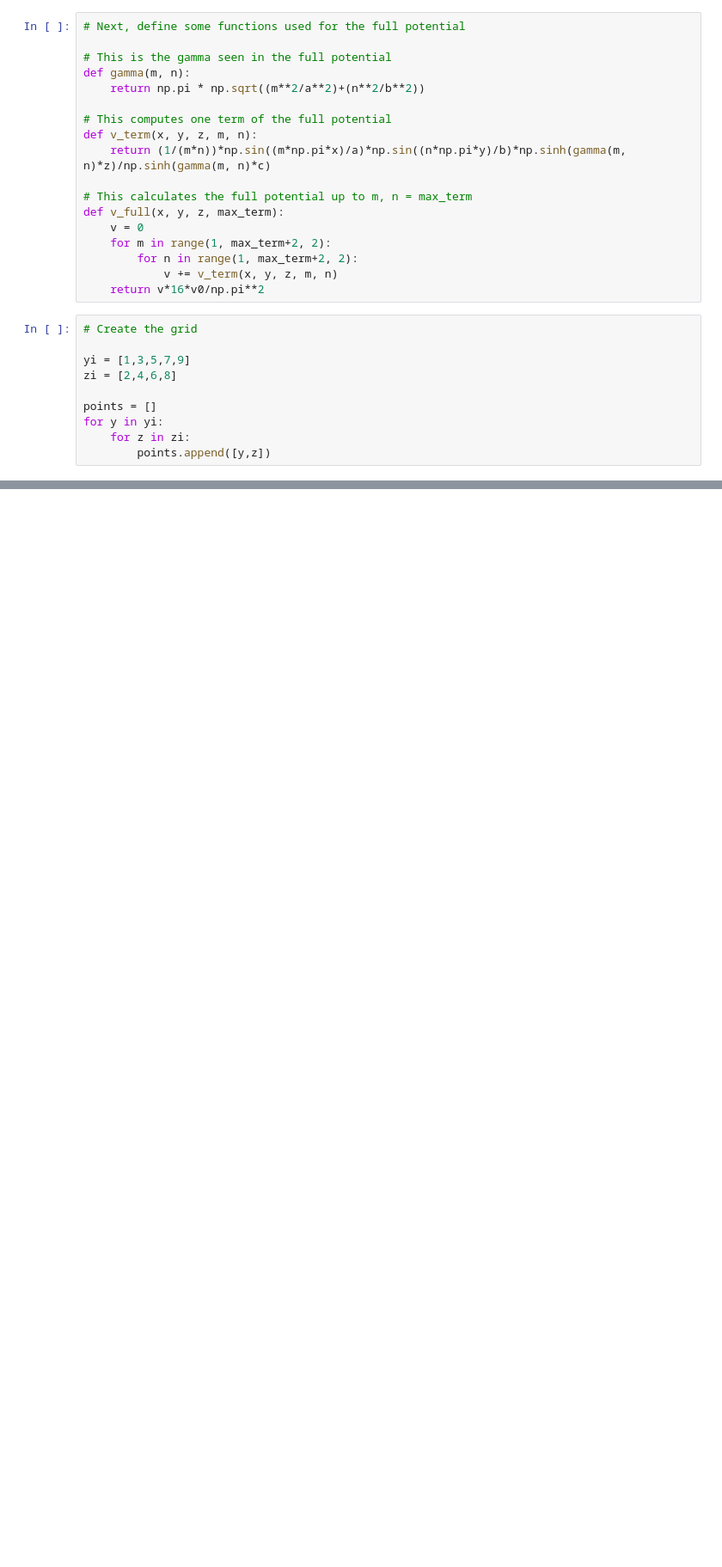
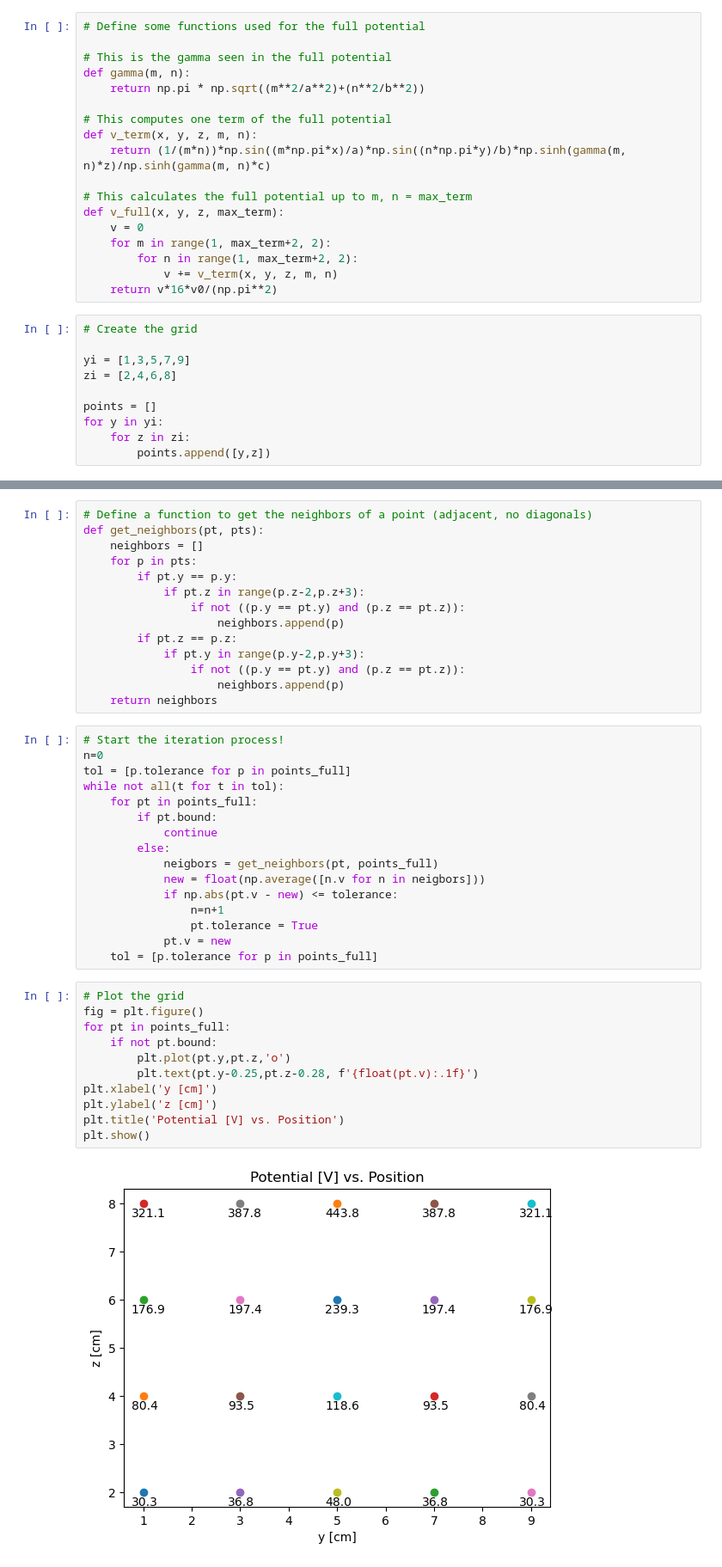
Before and after one commit to jakeb245/phys304, a Jupyter notebook: ComputationAssignment.ipynb, the cells around one changed output, grey strips where cells are left out. Shown: that part at 86% size. Saved outputs shown, nothing was run; the diff lists cells and outputs as text; blank space fills up the shorter version.

```diff
--- a/ComputationAssignment.ipynb
+++ b/ComputationAssignment.ipynb
@@ -36,7 +36,7 @@ v0 = 1000
 
 tolerance = 1e-6
 # %%
-# Next, define some functions used for the full potential
+# Define some functions used for the full potential
 
 # This is the gamma seen in the full potential
 def gamma(m, n):
@@ -52,7 +52,7 @@ def v_full(x, y, z, max_term):
     for m in range(1, max_term+2, 2):
         for n in range(1, max_term+2, 2):
             v += v_term(x, y, z, m, n)
-    return v*16*v0/np.pi**2
+    return v*16*v0/(np.pi**2)
 # %%
 # Create the grid
 
@@ -95,0 +155,43 @@ plt.show()
+# %%
+# Define a function to get the neighbors of a point (adjacent, no diagonals)
+def get_neighbors(pt, pts):
+    neighbors = []
+    for p in pts:
+        if pt.y == p.y:
+            if pt.z in range(p.z-2,p.z+3):
+                if not ((p.y == pt.y) and (p.z == pt.z)):
+                    neighbors.append(p)
+        if pt.z == p.z:
+            if pt.y in range(p.y-2,p.y+3):
+                if not ((p.y == pt.y) and (p.z == pt.z)):
+                    neighbors.append(p)
+    return neighbors
+# %%
+# Start the iteration process!
+n=0
+tol = [p.tolerance for p in points_full]
+while not all(t for t in tol):
+    for pt in points_full:
+        if pt.bound:
+            continue
+        else:
+            neigbors = get_neighbors(pt, points_full)
+            new = float(np.average([n.v for n in neigbors]))
+            if np.abs(pt.v - new) <= tolerance:
+                n=n+1
+                pt.tolerance = True
+            pt.v = new
+    tol = [p.tolerance for p in points_full]
+# %%
+# Plot the grid
+fig = plt.figure()
+for pt in points_full:
+    if not pt.bound:
+        plt.plot(pt.y,pt.z,'o')
+        plt.text(pt.y-0.25,pt.z-0.28, f'{float(pt.v):.1f}')
+plt.xlabel('y [cm]')
+plt.ylabel('z [cm]')
+plt.title('Potential [V] vs. Position')
+plt.show()
+# %% [output]
+[figure, added]
```
Also changed, not shown: parts of 6 cells of this notebook, 1 other file.
